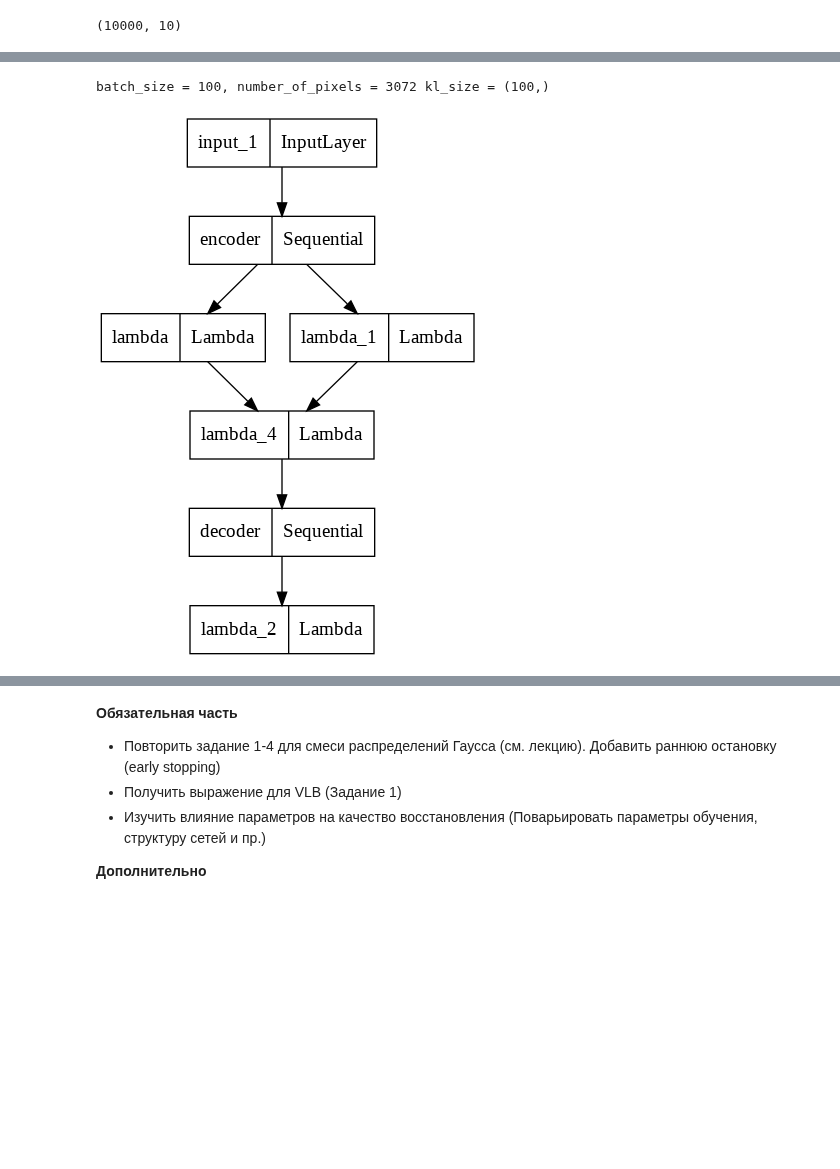
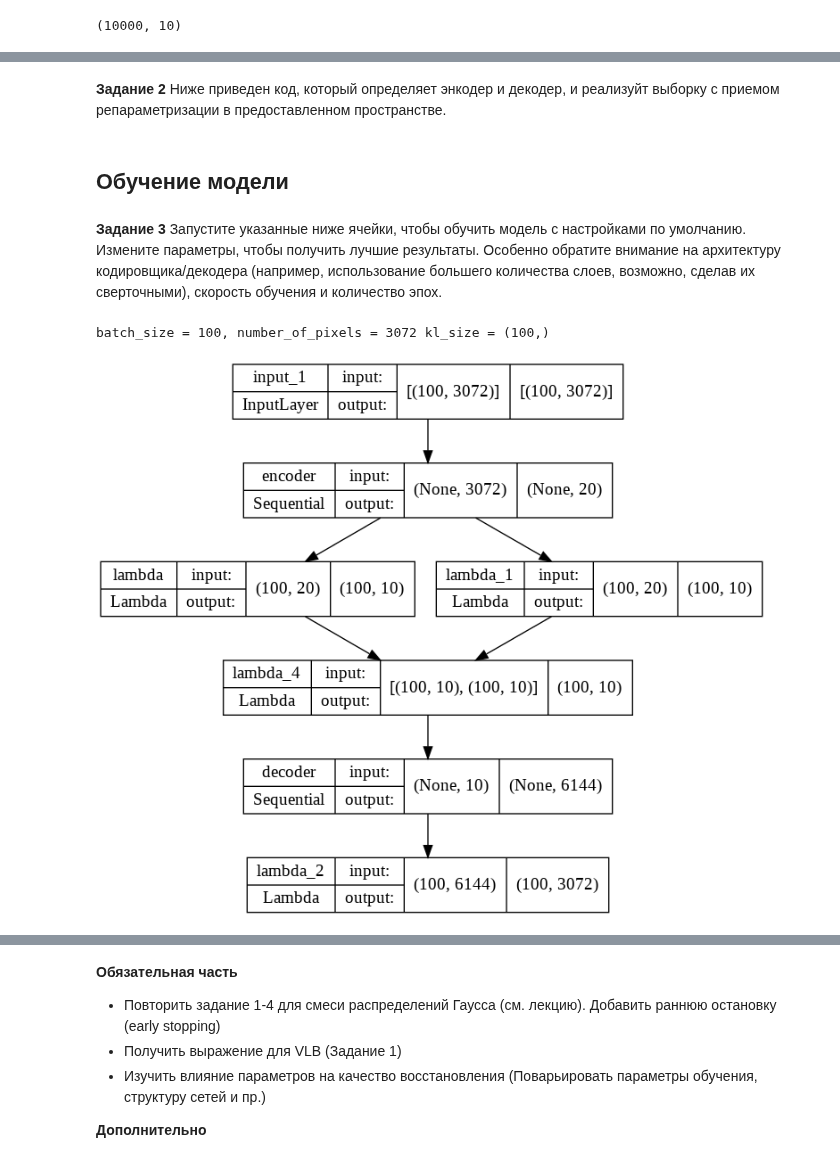
Before and after one commit to JacKira/BayesMethods, a Jupyter notebook: Lab/lr2_.ipynb, the cells around one changed output, grey strips where cells are left out. Drawn from its saved outputs; the diff is of its cells as text; code cells hidden in the pictures; blank space fills up the shorter version.

```diff
--- a/Lab/lr2_.ipynb
+++ b/Lab/lr2_.ipynb
@@ -535,6 +565,9 @@ y_test.shape
+# %% [markdown]
+**Задание 2**  Ниже приведен код, который  определяет энкодер и декодер, и реализуйт выборку с приемом репараметризации в предоставленном пространстве.
 # %%
-batch_size = 100
-original_dim = x_train_.shape[1] # Number of pixels in MNIST images.
+master_batch_size = 100
+batch_size = master_batch_size
+original_dim = x_train_.shape[1] # Number of pixels in  images.
 latent_dim = 10 # d, dimensionality of the latent code t.
 intermediate_dim = 256 # Size of the hidden layer.
 epochs = 50
@@ -546,9 +579,11 @@ def create_encoder(input_dim):
     # Encoder network.
     # We instantiate these layers separately so as to reuse them later
     encoder = Sequential(name='encoder')
-    encoder.add(InputLayer([input_dim]))
-    #encoder.add(BatchNormalization())
-    encoder.add(Dense(intermediate_dim, activation='relu', kernel_initializer=tf.keras.initializers.GlorotNormal()))
+    encoder.add(InputLayer([input_dim], name = 'Inpute_encoder'))
+   # encoder.add(BatchNormalization())
+    encoder.add(Dense(intermediate_dim, activation='relu', kernel_initializer=tf.keras.initializers.GlorotNormal(), name = 'intermediate_dim_encoder'))
+    # encoder.add(Dense(intermediate_dim // 2, activation='relu', kernel_initializer=tf.keras.initializers.GlorotNormal(), name = 'intermediate_dim_2_encoder'))
+    # encoder.add(Dense(intermediate_dim // 4, activation='relu', kernel_initializer=tf.keras.initializers.GlorotNormal(), name = 'intermediate_dim_4_encoder'))
     encoder.add(Dense(2 * latent_dim, kernel_initializer=tf.keras.initializers.GlorotNormal()))
     return encoder
 
@@ -597,8 +632,10 @@ def create_decoder(input_dim):
     # Decoder network
     # We instantiate these layers separately so as to reuse them later
     decoder = Sequential(name='decoder')
-    decoder.add(InputLayer([input_dim]))
-    decoder.add(Dense(intermediate_dim, activation='relu', kernel_initializer=tf.keras.initializers.GlorotNormal()))
+    decoder.add(InputLayer([input_dim], name = 'Inpute_decoder'))
+    # decoder.add(Dense(intermediate_dim // 4, activation='relu', kernel_initializer=tf.keras.initializers.GlorotNormal(), name = 'intermediate_dim_4_decoder'))
+    # decoder.add(Dense(intermediate_dim // 2, activation='relu', kernel_initializer=tf.keras.initializers.GlorotNormal(), name = 'intermediate_dim_2_decodder'))
+    decoder.add(Dense(intermediate_dim, activation='relu', kernel_initializer=tf.keras.initializers.GlorotNormal(), name = 'intermediate_dim_encoider'))
     decoder.add(Dense(2*original_dim, activation='sigmoid', kernel_initializer=tf.keras.initializers.GlorotNormal()))
     return decoder
 
@@ -632,21 +669,25 @@ def vlb_binomial(x, x_decoded_mean,  x_decoded_var, t_mean, t_log_var):
     two_pi = tf.constant(2.0 * np.pi)
     #log_p = tf.keras.losses.binary_crossentropy(x, x_decoded_mean)
     #log_p = -number_of_pixels/ 2.0 * tf.math.log(two_pi * tf.math.pow(x_decoded_var, 2.0) + 1e-6) -  tf.math.reduce_euclidean_norm(x_decoded_mean - x, axis=0) / (2.0 * tf.math.pow(x_decoded_var, 2.0)  + 1.0 * 1e-6)
-    log_p = -0.5 * (tf.math.log(two_pi * tf.math.pow(x_decoded_var, 2.0) + 1e-6) +  tf.math.divide_no_nan(tf.math.reduce_euclidean_norm(x_decoded_mean - x, axis=0) , tf.math.pow(x_decoded_var, 2.0)))
+    log_p = -0.5 * (tf.math.log(two_pi * tf.math.pow(x_decoded_var, 2.0) + 1e-6) +  tf.math.divide_no_nan(tf.math.reduce_euclidean_norm(x_decoded_mean - x, axis=0) , tf.math.pow(x_decoded_var, 2.0)) + 1.0 * 1e-6)
     log_p = tf.reduce_sum(log_p, axis=1)
 
     #result = tf.reduce_mean(number_of_pixels*log_p - kl)
-    result = tf.reduce_mean(log_p - kl)
+    result = tf.reduce_mean(log_p - kl) #* (x_train_.shape[0] / master_batch_size )
 
     print("batch_size = {}, number_of_pixels = {} kl_size = {}".format(batch_size, number_of_pixels, kl.shape))
     return -result
+# %% [markdown]
+## Обучение модели
+# %% [markdown]
+**Задание 3** Запустите указанные ниже ячейки, чтобы обучить модель с настройками по умолчанию. Измените параметры, чтобы получить лучшие результаты. Особенно обратите внимание на архитектуру кодировщика/декодера (например, использование большего количества слоев, возможно, сделав их сверточными), скорость обучения и количество эпох.
 # %%
 loss = vlb_binomial(x, x_decoded_mean, x_decoded_var, t_mean, t_log_var)
 vae = Model(x, x_decoded_mean)
-tf.keras.utils.plot_model(vae)
+tf.keras.utils.plot_model(vae,show_shapes = True)
 # %% [output]
 batch_size = 100, number_of_pixels = 3072 kl_size = (100,)
-[figure, old version]
+[figure, new version]
 # %%
 # hist = cvae.fit(x=[x_train_, y_train],
 #                 y=[x_train_, y_train],
```
Also changed, not shown: parts of 16 cells of this notebook.
